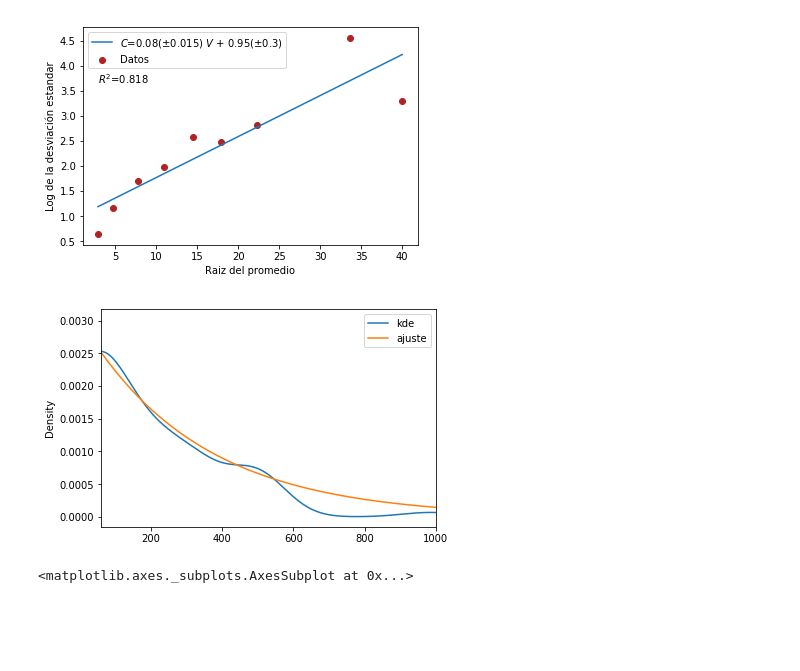
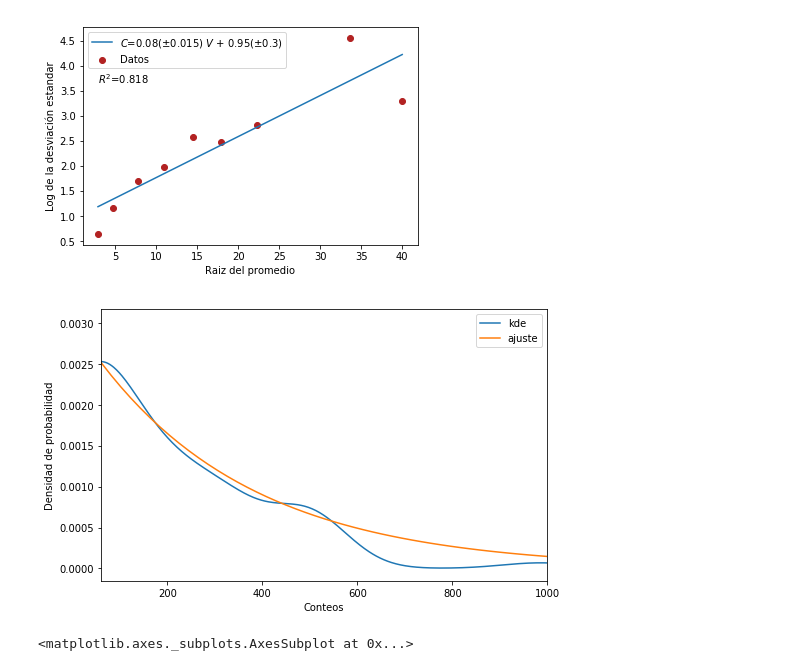
Before and after one commit to jamontanac/Laboratorio-Avanzado, a Jupyter notebook: Double_Slit/Analisis.ipynb, the cells around one changed output. Cells and saved outputs as stored; diff of their text form; code cells hidden in the pictures; blank space fills up the shorter version.

```diff
--- a/Double_Slit/Analisis.ipynb
+++ b/Double_Slit/Analisis.ipynb
@@ -156,12 +156,14 @@ def p(n,avg):
     return 1.0/(avg+1)*(avg/(avg+1))**n
 # %%
 n=np.linspace(0,1000)
-conteos[conteos.conteo<1000].conteo.plot(kind="kde",xlim=(60,1000),label="kde",bw_method="scott")
+conteos[conteos.conteo<1000].conteo.plot(kind="kde",xlim=(60,1000),label="kde",bw_method="scott",figsize=(8,5))
 plt.plot(n,p(n,330),label="ajuste")
+plt.xlabel("Conteos")
+plt.ylabel("Densidad de probabilidad")
 plt.legend()
 plt.show()
 # %% [output]
-[figure, old version]
+[figure, new version]
 # %%
 conteos[conteos.conteo<1000].conteo.plot.kde()
 # %% [output]
```
Also changed, not shown: parts of 4 cells of this notebook.
